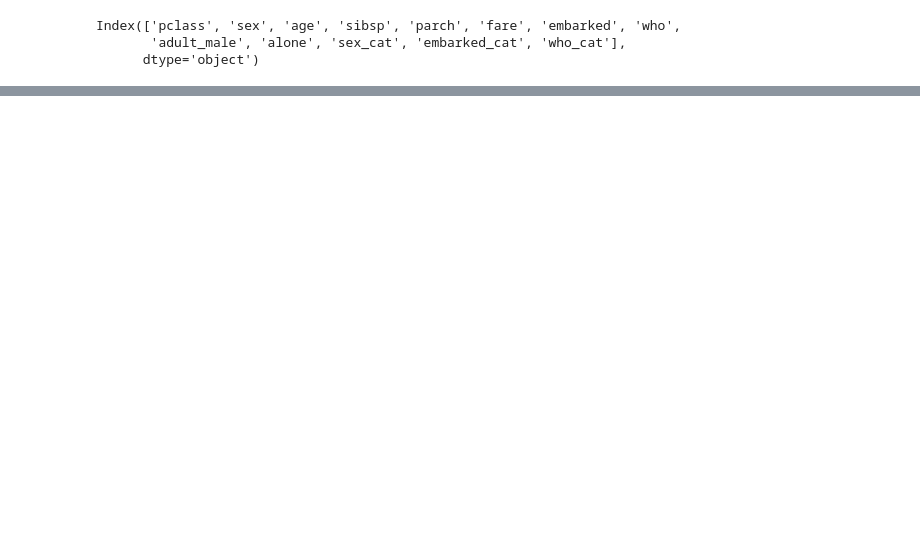
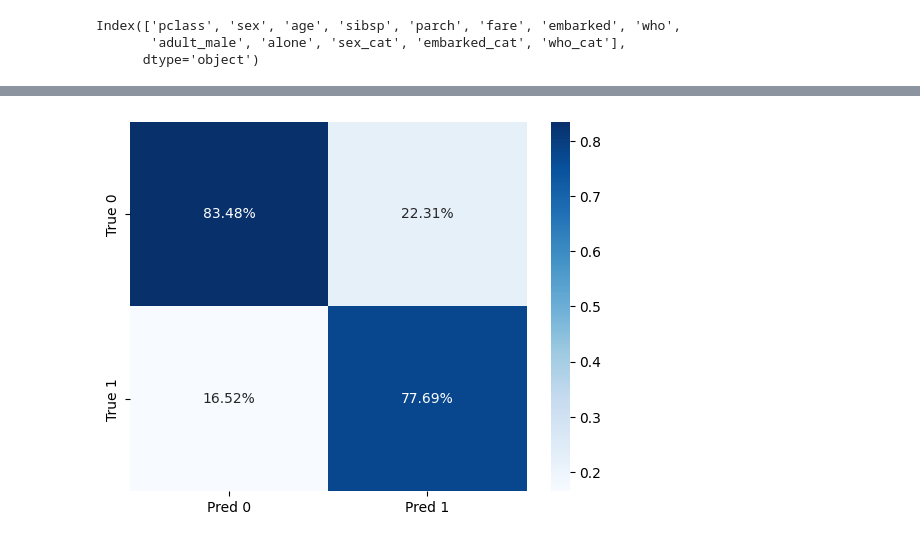
Before and after one commit to JesusGs91/ONLINE_DS_THEBRIDGE_JesusGonzalezSuarez, a Jupyter notebook: Sprint12/Unidad_02/Practica_Obligatoria/18_Practica_Obligatoria_Clasificacion_y_Regresion_Logistica.ipynb, the cells around one changed output, grey strips where cells are left out. Saved outputs shown, nothing was run; the diff lists cells and outputs as text; code cells hidden in the pictures; blank space fills up the shorter version.

```diff
--- a/Sprint12/Unidad_02/Practica_Obligatoria/18_Practica_Obligatoria_Clasificacion_y_Regresion_Logistica.ipynb
+++ b/Sprint12/Unidad_02/Practica_Obligatoria/18_Practica_Obligatoria_Clasificacion_y_Regresion_Logistica.ipynb
@@ -332,0 +359,5 @@ sns.heatmap(c_matrix_train_df, annot=True, fmt='g');
+# %%
+sns.heatmap(c_matrix_train_df/np.sum(c_matrix_train_df), annot=True,
+            fmt='.2%', cmap='Blues');
+# %% [output]
+[figure, added]
```
Also changed, not shown: parts of 10 cells of this notebook, 2 other files.
